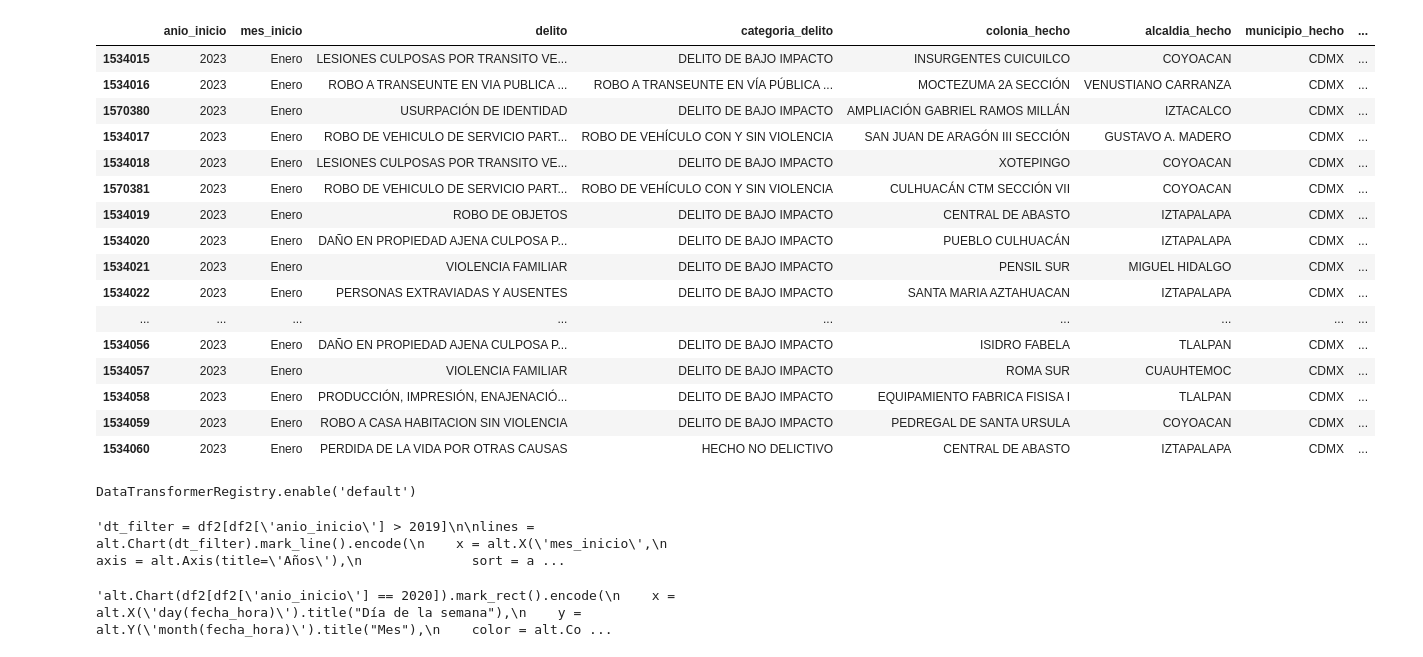
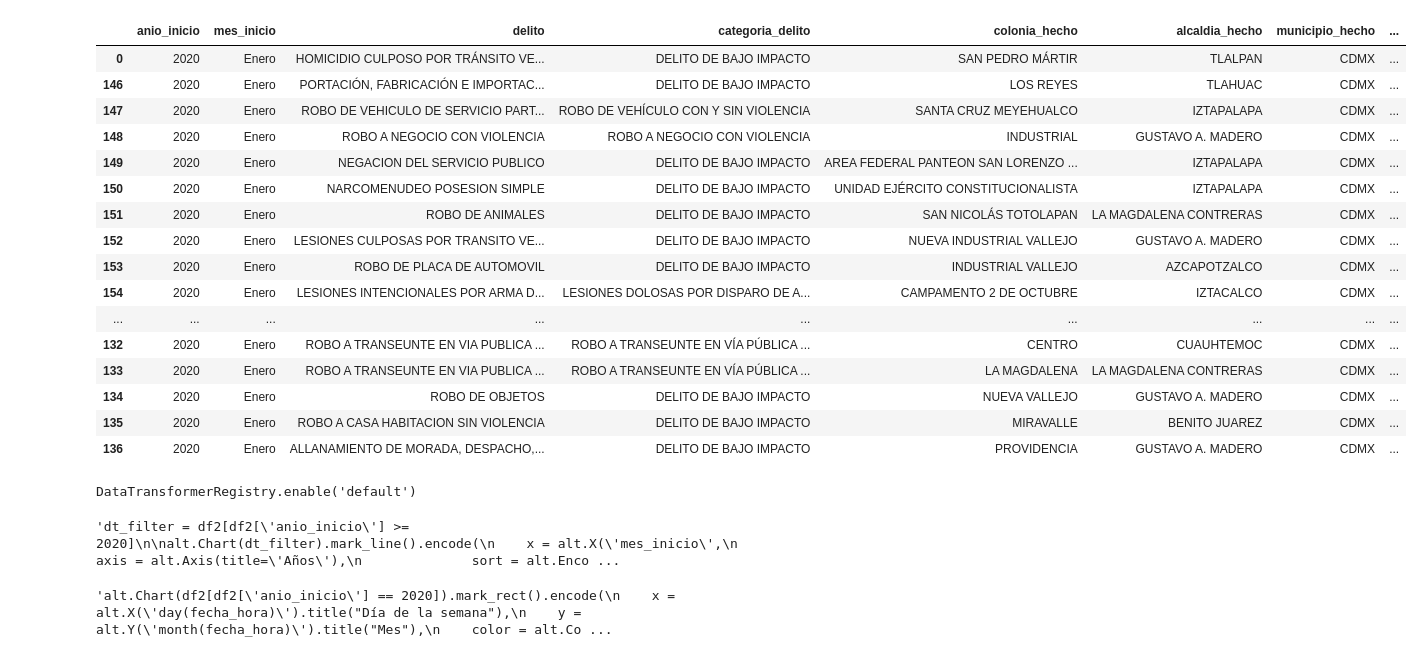
Before and after one commit to ImAleexDz/incidencia-delictiva, a Jupyter notebook: data_visualization.ipynb, the cells around one changed output. Drawn from its saved outputs; the diff is of its cells as text; code cells hidden in the pictures.

```diff
--- a/data_visualization.ipynb
+++ b/data_visualization.ipynb
@@ -8,5 +8,5 @@ print(sys.version)
 # %%
-df = pd.read_csv('../data/incidencia_delictiva_limpio2.csv', low_memory=False)
+df = pd.read_csv('../data/incidencia_delictiva_limpio.csv', low_memory=False)
 # %%
 df2 = df.copy()
 # %%
@@ -17,24 +19,24 @@ df2 = df2.query('anio_inicio != 2024')
 df2 = df2.sort_values(by=['fecha_hora'], ascending=True)
 # %%
-df2[df2['anio_inicio'] == 2023].head(50)
+df2.head(50)
 # %% [output]
 |  | anio_inicio | mes_inicio | delito | categoria_delito | colonia_hecho | alcaldia_hecho | municipio_hecho | ... |
-| 1534015 | 2023 | Enero | LESIONES CULPOSAS POR TRANSITO VE... | DELITO DE BAJO IMPACTO | INSURGENTES CUICUILCO | COYOACAN | CDMX | ... |
-| 1534016 | 2023 | Enero | ROBO A TRANSEUNTE EN VIA PUBLICA ... | ROBO A TRANSEUNTE EN VÍA PÚBLICA ... | MOCTEZUMA 2A SECCIÓN | VENUSTIANO CARRANZA | CDMX | ... |
-| 1570380 | 2023 | Enero | USURPACIÓN DE IDENTIDAD | DELITO DE BAJO IMPACTO | AMPLIACIÓN GABRIEL RAMOS MILLÁN | IZTACALCO | CDMX | ... |
-| 1534017 | 2023 | Enero | ROBO DE VEHICULO DE SERVICIO PART... | ROBO DE VEHÍCULO CON Y SIN VIOLENCIA | SAN JUAN DE ARAGÓN III SECCIÓN | GUSTAVO A. MADERO | CDMX | ... |
-| 1534018 | 2023 | Enero | LESIONES CULPOSAS POR TRANSITO VE... | DELITO DE BAJO IMPACTO | XOTEPINGO | COYOACAN | CDMX | ... |
-| 1570381 | 2023 | Enero | ROBO DE VEHICULO DE SERVICIO PART... | ROBO DE VEHÍCULO CON Y SIN VIOLENCIA | CULHUACÁN CTM SECCIÓN VII | COYOACAN | CDMX | ... |
-| 1534019 | 2023 | Enero | ROBO DE OBJETOS | DELITO DE BAJO IMPACTO | CENTRAL DE ABASTO | IZTAPALAPA | CDMX | ... |
-| 1534020 | 2023 | Enero | DAÑO EN PROPIEDAD AJENA CULPOSA P... | DELITO DE BAJO IMPACTO | PUEBLO CULHUACÁN | IZTAPALAPA | CDMX | ... |
-| 1534021 | 2023 | Enero | VIOLENCIA FAMILIAR | DELITO DE BAJO IMPACTO | PENSIL SUR | MIGUEL HIDALGO | CDMX | ... |
-| 1534022 | 2023 | Enero | PERSONAS EXTRAVIADAS Y AUSENTES | DELITO DE BAJO IMPACTO | SANTA MARIA AZTAHUACAN | IZTAPALAPA | CDMX | ... |
+| 0 | 2020 | Enero | HOMICIDIO CULPOSO POR TRÁNSITO VE... | DELITO DE BAJO IMPACTO | SAN PEDRO MÁRTIR | TLALPAN | CDMX | ... |
+| 146 | 2020 | Enero | PORTACIÓN, FABRICACIÓN E IMPORTAC... | DELITO DE BAJO IMPACTO | LOS REYES | TLAHUAC | CDMX | ... |
+| 147 | 2020 | Enero | ROBO DE VEHICULO DE SERVICIO PART... | ROBO DE VEHÍCULO CON Y SIN VIOLENCIA | SANTA CRUZ MEYEHUALCO | IZTAPALAPA | CDMX | ... |
+| 148 | 2020 | Enero | ROBO A NEGOCIO CON VIOLENCIA | ROBO A NEGOCIO CON VIOLENCIA | INDUSTRIAL | GUSTAVO A. MADERO | CDMX | ... |
+| 149 | 2020 | Enero | NEGACION DEL SERVICIO PUBLICO | DELITO DE BAJO IMPACTO | AREA FEDERAL PANTEON SAN LORENZO ... | IZTAPALAPA | CDMX | ... |
+| 150 | 2020 | Enero | NARCOMENUDEO POSESION SIMPLE | DELITO DE BAJO IMPACTO | UNIDAD EJÉRCITO CONSTITUCIONALISTA | IZTAPALAPA | CDMX | ... |
+| 151 | 2020 | Enero | ROBO DE ANIMALES | DELITO DE BAJO IMPACTO | SAN NICOLÁS TOTOLAPAN | LA MAGDALENA CONTRERAS | CDMX | ... |
+| 152 | 2020 | Enero | LESIONES CULPOSAS POR TRANSITO VE... | DELITO DE BAJO IMPACTO | NUEVA INDUSTRIAL VALLEJO | GUSTAVO A. MADERO | CDMX | ... |
+| 153 | 2020 | Enero | ROBO DE PLACA DE AUTOMOVIL | DELITO DE BAJO IMPACTO | INDUSTRIAL VALLEJO | AZCAPOTZALCO | CDMX | ... |
+| 154 | 2020 | Enero | LESIONES INTENCIONALES POR ARMA D... | LESIONES DOLOSAS POR DISPARO DE A... | CAMPAMENTO 2 DE OCTUBRE | IZTACALCO | CDMX | ... |
 | ... | ... | ... | ... | ... | ... | ... | ... | ... |
-| 1534056 | 2023 | Enero | DAÑO EN PROPIEDAD AJENA CULPOSA P... | DELITO DE BAJO IMPACTO | ISIDRO FABELA | TLALPAN | CDMX | ... |
-| 1534057 | 2023 | Enero | VIOLENCIA FAMILIAR | DELITO DE BAJO IMPACTO | ROMA SUR | CUAUHTEMOC | CDMX | ... |
-| 1534058 | 2023 | Enero | PRODUCCIÓN, IMPRESIÓN, ENAJENACIÓ... | DELITO DE BAJO IMPACTO | EQUIPAMIENTO FABRICA FISISA I | TLALPAN | CDMX | ... |
-| 1534059 | 2023 | Enero | ROBO A CASA HABITACION SIN VIOLENCIA | DELITO DE BAJO IMPACTO | PEDREGAL DE SANTA URSULA | COYOACAN | CDMX | ... |
-| 1534060 | 2023 | Enero | PERDIDA DE LA VIDA POR OTRAS CAUSAS | HECHO NO DELICTIVO | CENTRAL DE ABASTO | IZTAPALAPA | CDMX | ... |
+| 132 | 2020 | Enero | ROBO A TRANSEUNTE EN VIA PUBLICA ... | ROBO A TRANSEUNTE EN VÍA PÚBLICA ... | CENTRO | CUAUHTEMOC | CDMX | ... |
+| 133 | 2020 | Enero | ROBO A TRANSEUNTE EN VIA PUBLICA ... | ROBO A TRANSEUNTE EN VÍA PÚBLICA ... | LA MAGDALENA | LA MAGDALENA CONTRERAS | CDMX | ... |
+| 134 | 2020 | Enero | ROBO DE OBJETOS | DELITO DE BAJO IMPACTO | NUEVA VALLEJO | GUSTAVO A. MADERO | CDMX | ... |
+| 135 | 2020 | Enero | ROBO A CASA HABITACION SIN VIOLENCIA | DELITO DE BAJO IMPACTO | MIRAVALLE | BENITO JUAREZ | CDMX | ... |
+| 136 | 2020 | Enero | ALLANAMIENTO DE MORADA, DESPACHO,... | DELITO DE BAJO IMPACTO | PROVIDENCIA | GUSTAVO A. MADERO | CDMX | ... |
 # %%
 alt.data_transformers.disable_max_rows()
 # %% [output]
@@ -42,9 +44,9 @@ DataTransformerRegistry.enable('default')
 # %%
 #df2[df2['anio_inicio'] == 2019]
 # %%
-'''dt_filter = df2[df2['anio_inicio'] > 2019]
+'''dt_filter = df2[df2['anio_inicio'] >= 2020]
 
-lines = alt.Chart(dt_filter).mark_line().encode(
+alt.Chart(dt_filter).mark_line().encode(
     x = alt.X('mes_inicio',
               axis = alt.Axis(title='Años'),
               sort = alt.EncodingSortField(
@@ -65,9 +67,9 @@ lines = alt.Chart(dt_filter).mark_line().encode(
     height=400
 )
 
-lines.show()'''
+'''
 # %% [output]
-'dt_filter = df2[df2[\'anio_inicio\'] > 2019]\n\nlines = alt.Chart(dt_filter).mark_line().encode(\n    x = alt.X(\'mes_inicio\',\n              axis = alt.Axis(title=\'Años\'),\n              sort = a ...
+'dt_filter = df2[df2[\'anio_inicio\'] >= 2020]\n\nalt.Chart(dt_filter).mark_line().encode(\n    x = alt.X(\'mes_inicio\',\n              axis = alt.Axis(title=\'Años\'),\n              sort = alt.Enco ...
 # %%
 '''alt.Chart(df2[df2['anio_inicio'] == 2020]).mark_rect().encode(
     x = alt.X('day(fecha_hora)').title("Día de la semana"),
```
Also changed, not shown: parts of 19 cells of this notebook, 1 other file.
